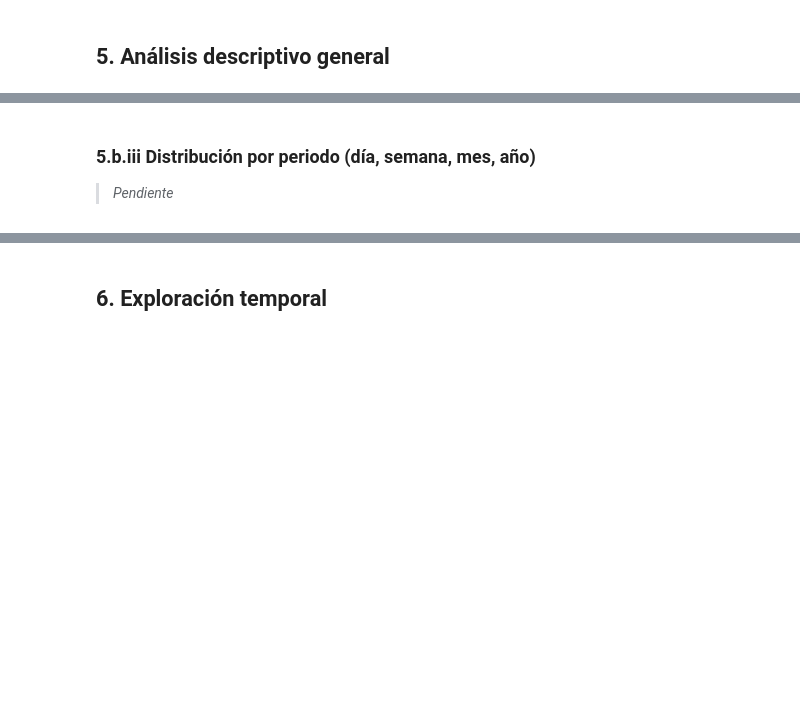
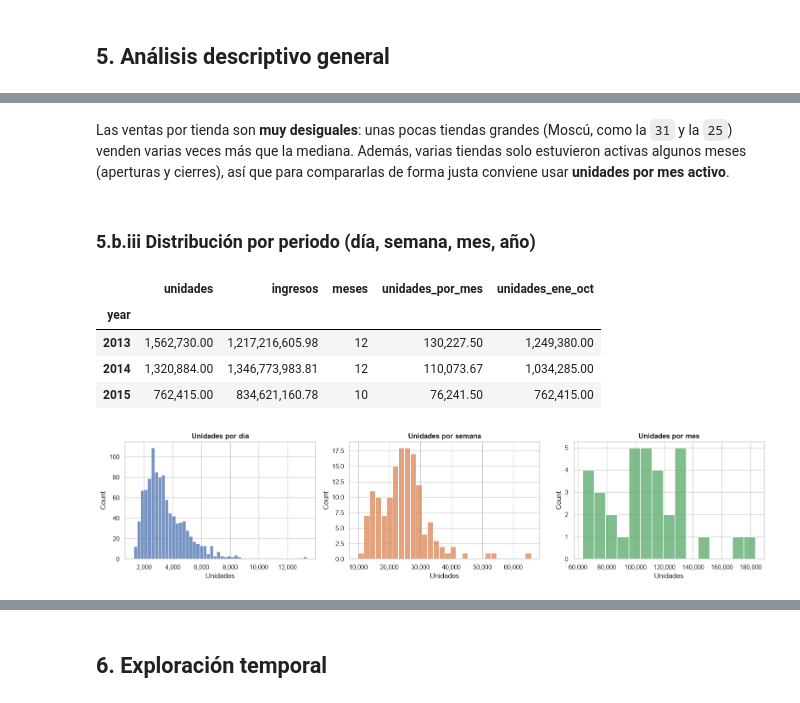
Before and after one commit to 25001013-star/fs-pd-predict-future-sales, a Jupyter notebook: notebooks/01_exploratory_data_analysis.ipynb, the cells around one changed output, grey strips where cells are left out. Saved outputs shown, nothing was run; the diff lists cells and outputs as text; code cells hidden in the pictures; blank space fills up the shorter version.

```diff
--- a/notebooks/01_exploratory_data_analysis.ipynb
+++ b/notebooks/01_exploratory_data_analysis.ipynb
@@ -110,4 +531,30 @@ tables = {"sales_train": sales, "items": items, "item_categories": categories,
+# %% [markdown]
+Las ventas por tienda son **muy desiguales**: unas pocas tiendas grandes (Moscú, como la `31` y la `25`) venden varias veces más que la mediana. Además, varias tiendas solo estuvieron activas algunos meses (aperturas y cierres), así que para compararlas de forma justa conviene usar **unidades por mes activo**.
 # %% [markdown]
 ### 5.b.iii Distribución por periodo (día, semana, mes, año)
-
-> _Pendiente_
+# %%
+daily = df.groupby("date")["item_cnt_day"].sum()
+weekly = daily.resample("W-MON").sum()
+monthly = df.groupby(df["date"].dt.to_period("M"))["item_cnt_day"].sum()
+df["year"] = df["date"].dt.year
+yearly = df.groupby("year").agg(unidades=("item_cnt_day", "sum"), ingresos=("revenue", "sum"),
+                                meses=("date_block_num", "nunique"))
+yearly["unidades_por_mes"] = yearly["unidades"] / yearly["meses"]
+jan_oct = df[df["date"].dt.month <= 10].groupby("year")["item_cnt_day"].sum().rename("unidades_ene_oct")
+display(yearly.join(jan_oct))
+
+fig, axes = plt.subplots(1, 3, figsize=(16, 3.8))
+sns.histplot(daily, bins=50, ax=axes[0]); axes[0].set(title="Unidades por día", xlabel="Unidades")
+sns.histplot(weekly, bins=30, ax=axes[1], color="#DD8452"); axes[1].set(title="Unidades por semana", xlabel="Unidades")
+sns.histplot(monthly, bins=15, ax=axes[2], color="#55A868"); axes[2].set(title="Unidades por mes", xlabel="Unidades")
+for ax in axes:
+    ax.xaxis.set_major_formatter(thousands)
+plt.tight_layout()
+plt.show()
+# %% [output]
+|  | unidades | ingresos | meses | unidades_por_mes | unidades_ene_oct |
+| year |  |  |  |  |  |
+| 2013 | 1,562,730.00 | 1,217,216,605.98 | 12 | 130,227.50 | 1,249,380.00 |
+| 2014 | 1,320,884.00 | 1,346,773,983.81 | 12 | 110,073.67 | 1,034,285.00 |
+| 2015 | 762,415.00 | 834,621,160.78 | 10 | 76,241.50 | 762,415.00 |
+[figure, added]
```
Also changed, not shown: parts of 104 cells of this notebook, 7 other files.
